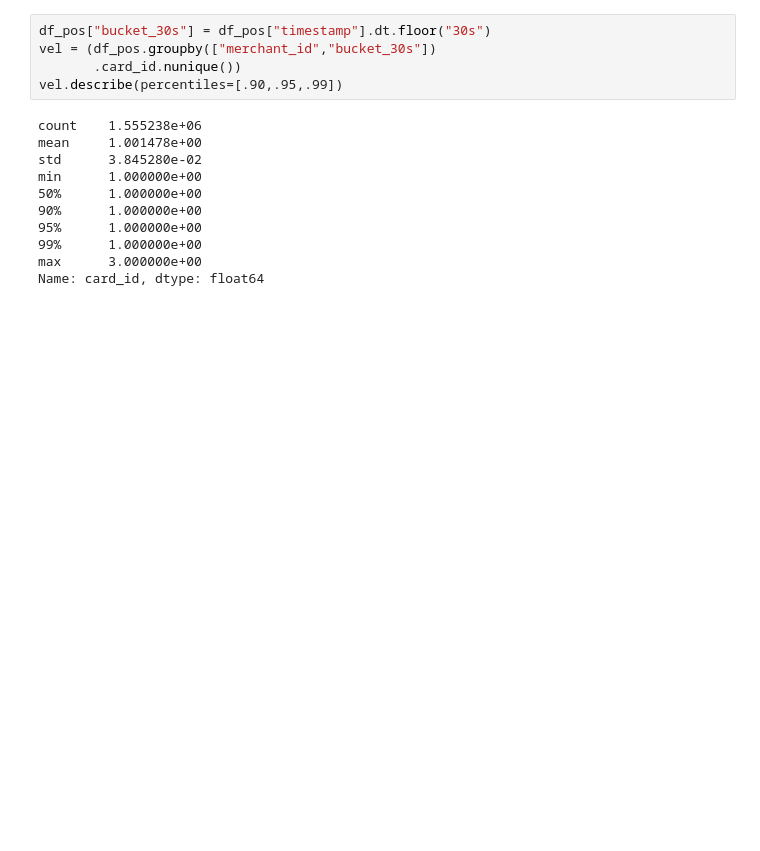
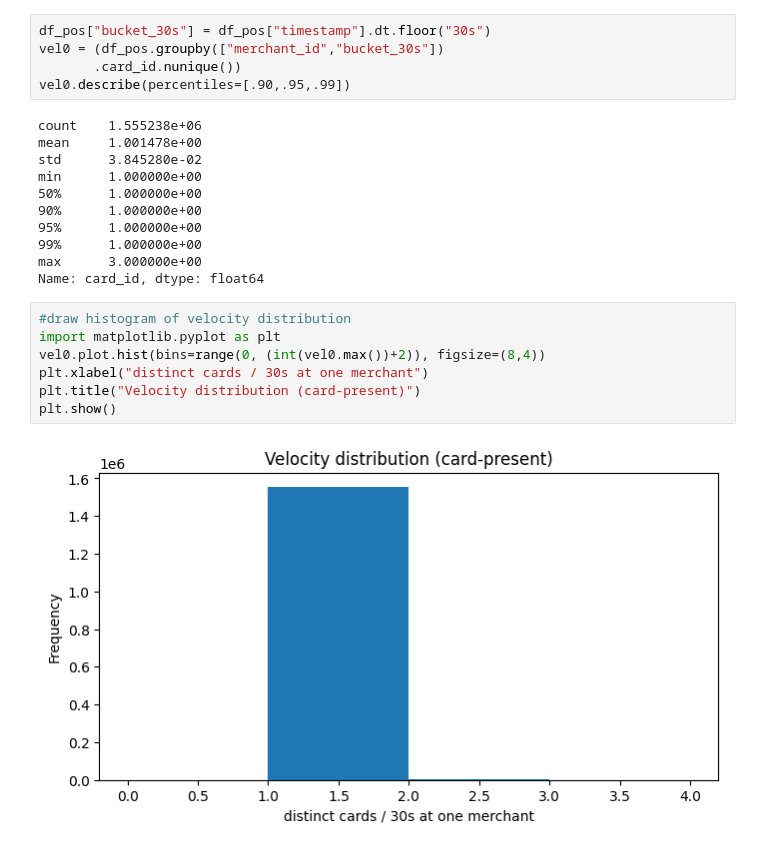
Before and after one commit to c-murphy01/edge_fraud_POS, a Jupyter notebook: notebooks/inspect_sparkov_dataset.ipynb, the cells around one changed output. Saved outputs shown, nothing was run; the diff lists cells and outputs as text; blank space fills up the shorter version.

```diff
--- a/notebooks/inspect_sparkov_dataset.ipynb
+++ b/notebooks/inspect_sparkov_dataset.ipynb
@@ -113,9 +113,9 @@ df_pos = process_sparkov()
 check the statistics about the velocity of the cleaned data and plot the histogram as with the caixa data
 # %%
 df_pos["bucket_30s"] = df_pos["timestamp"].dt.floor("30s")
-vel = (df_pos.groupby(["merchant_id","bucket_30s"])
+vel0 = (df_pos.groupby(["merchant_id","bucket_30s"])
        .card_id.nunique())
-vel.describe(percentiles=[.90,.95,.99])
+vel0.describe(percentiles=[.90,.95,.99])
 # %% [output]
 count    1.555238e+06
 mean     1.001478e+00
@@ -127,3 +127,12 @@ min      1.000000e+00
 99%      1.000000e+00
 max      3.000000e+00
 Name: card_id, dtype: float64
+# %%
+#draw histogram of velocity distribution
+import matplotlib.pyplot as plt
+vel0.plot.hist(bins=range(0, (int(vel0.max())+2)), figsize=(8,4))
+plt.xlabel("distinct cards / 30s at one merchant")
+plt.title("Velocity distribution (card-present)")
+plt.show()
+# %% [output]
+[figure, added]
```
Also changed, not shown: parts of 9 cells of this notebook, 2 other files.
